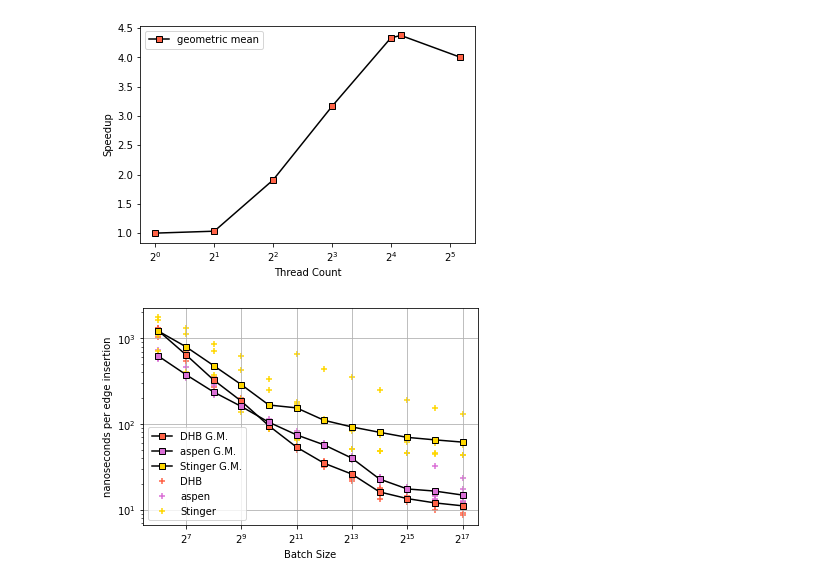
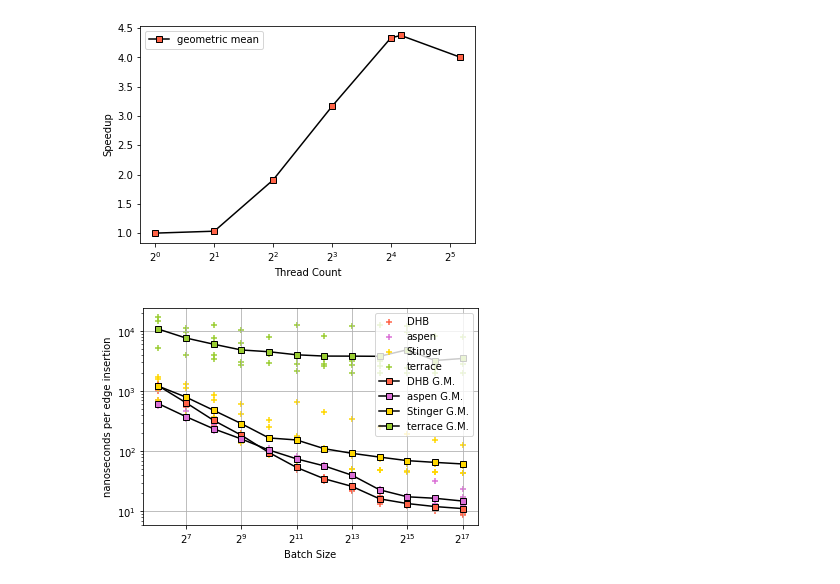
Before and after one commit to hu-macsy/dhb-experiments, a Jupyter notebook: evaluation.ipynb, the cells around one changed output. Drawn from its saved outputs; the diff is of its cells as text; code cells hidden in the pictures.

```diff
--- a/evaluation.ipynb
+++ b/evaluation.ipynb
@@ -171,10 +75,12 @@ nk_color = 'royalblue'
 stinger_color = 'gold'
 csr_color = 'grey'
 aspen_color = 'orchid'
+terrace_color = 'yellowgreen'
 # %%
 nk_ds = 'NetworKit'
 dhb_ds = 'DHB'
 stinger_ds = 'Stinger'
 csr_ds = 'CSR'
 aspen_ds = 'aspen'
+terrace_ds = 'terrace'
 # %%
@@ -306,7 +220,7 @@ def append_to_factor_file(name, factor):
         print('\\newcommand{\\' + name + '}{' + str(rounded_factor) + '}', file=factor_file)
 # %%
 # Set on True if you want to save all the plots
-save_all_plots=False
+save_all_plots=True
 # %%
 write_static_graph_summary_to_file()
 write_dynamic_graph_summary_to_file()
@@ -1059,10 +1053,12 @@ def batch_size(thread_count, save=False):
     dhb_exp = 'dhb_par_batches'
     aspen_exp = 'aspen_par_batches'
     stinger_exp = 'stinger_par_batches'
+    terrace_exp = 'terrace_par_batches'
 
     dhb_times = expXThreadIR(dhb_ds, dhb_exp, insertion_routine, 'duration_ms', thread_count, sort_by)
     aspen_times = expXThreadIR(aspen_ds, aspen_exp, insertion_routine, 'duration_ms', thread_count, sort_by)
     stinger_times = expXThreadIR(stinger_ds, stinger_exp, insertion_routine, 'duration_ms', thread_count, sort_by)
+    terrace_times = expXThreadIR(terrace_ds, terrace_exp, insertion_routine, 'duration_ms', thread_count, sort_by)
 
     dhb_all_durations = expXThreadIR(dhb_ds, dhb_exp, insertion_routine, 'duration_ms', thread_count, sort_by)
     dhb_all_edges = expXThreadIR(dhb_ds, dhb_exp, insertion_routine, 'edges_read_in', thread_count, sort_by)
@@ -1076,17 +1072,24 @@ def batch_size(thread_count, save=False):
     stinger_all_edges = expXThreadIR(stinger_ds, stinger_exp, insertion_routine, 'edges_read_in', thread_count, sort_by)
     stinger_all_batch_sizes = expXThreadIR(stinger_ds, stinger_exp, insertion_routine, 'batch_size', thread_count, sort_by)
 
+    terrace_all_durations = expXThreadIR(terrace_ds, terrace_exp, insertion_routine, 'duration_ms', thread_count, sort_by)
+    terrace_all_edges = expXThreadIR(terrace_ds, terrace_exp, insertion_routine, 'edges_read_in', thread_count, sort_by)
+    terrace_all_batch_sizes = expXThreadIR(terrace_ds, terrace_exp, insertion_routine, 'batch_size', thread_count, sort_by)
+
     dhb_times_per_edge_all = [(t / edge_count) * 1000000 for t, edge_count in zip(dhb_all_durations, dhb_all_edges)]
     aspen_times_per_edge_all = [(t / edge_count) * 1000000 for t, edge_count in zip(aspen_all_durations, aspen_all_edges)]
     stinger_times_per_edge_all = [(t / edge_count) * 1000000 for t, edge_count in zip(stinger_all_durations, stinger_all_edges)]
+    terrace_times_per_edge_all = [(t / edge_count) * 1000000 for t, edge_count in zip(terrace_all_durations, terrace_all_edges)]
 
     ax.scatter(dhb_all_batch_sizes, dhb_times_per_edge_all, color=dhb_color, marker='+', label=dhb_ds)
     ax.scatter(aspen_all_batch_sizes, aspen_times_per_edge_all, color=aspen_color, marker='+', label=aspen_ds)
     ax.scatter(stinger_all_batch_sizes, stinger_times_per_edge_all, color=stinger_color, marker='+', label=stinger_ds)
+    ax.scatter(terrace_all_batch_sizes, terrace_times_per_edge_all, color=terrace_color, marker='+', label=terrace_ds)
 
     dhb_geometric_mean_per_batch = compute_geometric_mean_per_batch(dhb_all_batch_sizes, dhb_times_per_edge_all)
     aspen_geometric_mean_per_batch = compute_geometric_mean_per_batch(aspen_all_batch_sizes, aspen_times_per_edge_all)
     stinger_geometric_mean_per_batch = compute_geometric_mean_per_batch(stinger_all_batch_sizes, stinger_times_per_edge_all)
+    terrace_geometric_mean_per_batch = compute_geometric_mean_per_batch(terrace_all_batch_sizes, terrace_times_per_edge_all)
 
     ax.plot(*zip(*dhb_geometric_mean_per_batch), label=dhb_ds + ' G.M.', marker='s',
             markerfacecolor=dhb_color, color='black')
@@ -1094,6 +1097,8 @@ def batch_size(thread_count, save=False):
             markerfacecolor=aspen_color, color='black')
     ax.plot(*zip(*stinger_geometric_mean_per_batch), label=stinger_ds + ' G.M.', marker='s',
            markerfacecolor=stinger_color, color='black')
+    ax.plot(*zip(*terrace_geometric_mean_per_batch), label=terrace_ds + ' G.M.', marker='s',
+           markerfacecolor=terrace_color, color='black')
 
     ax.set(xlabel=r'Batch Size', ylabel='nanoseconds per edge insertion')
     # ax.set(title=r'thread count: ' + str(thread_count))
@@ -1109,9 +1114,9 @@ def batch_size(thread_count, save=False):
     else:
         plt.show()
 # %%
-batch_size(36, save=True)
+batch_size(36, save=save_all_plots)
 # %% [output]
-[figure, old version]
+[figure, new version]
 # %%
 def native_vs_dhb_vs_csr_nk_bfs(save=False):
     fig, ax = plt.subplots()
```
Also changed, not shown: parts of 41 cells of this notebook.
